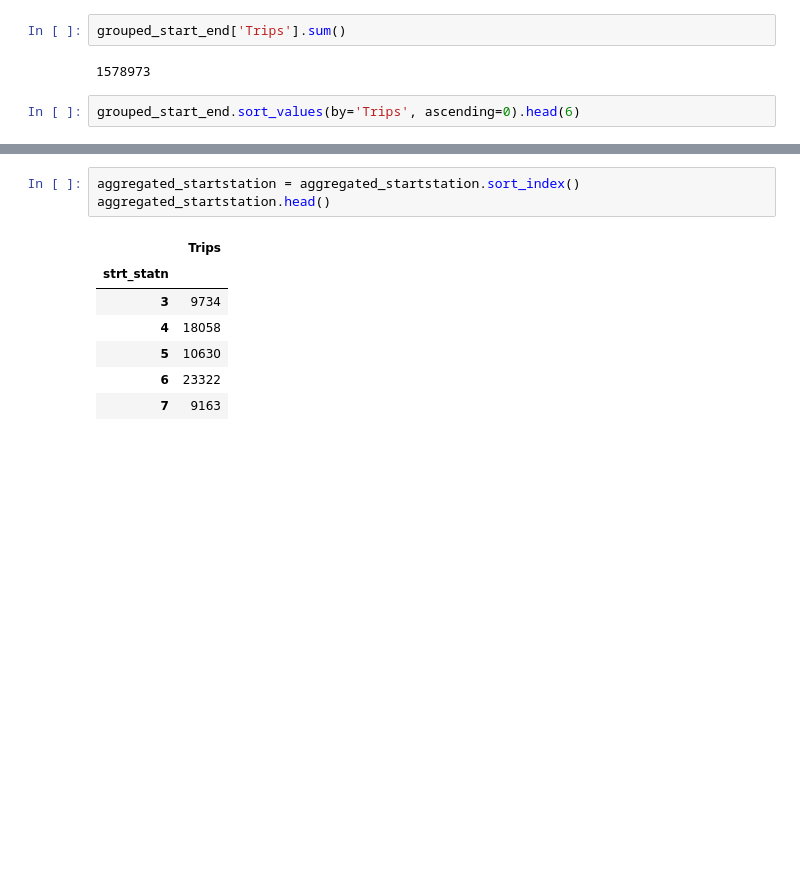
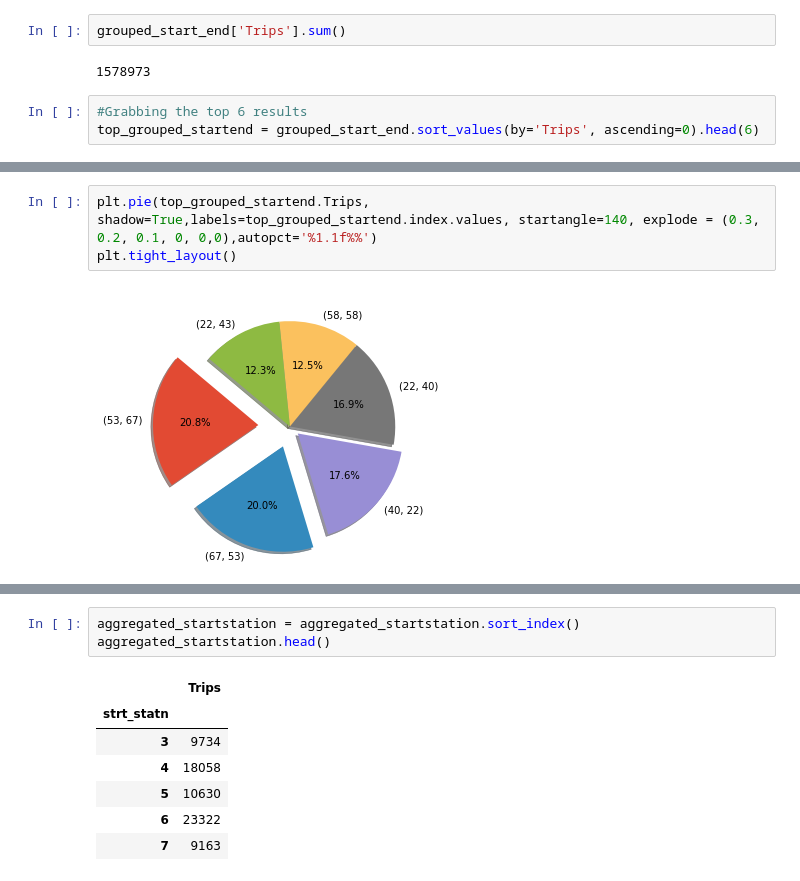
Before and after one commit to jisanos/Hubway-Data-Visualization-Challenge, a Jupyter notebook: Exam_Script.ipynb, the cells around one changed output, grey strips where cells are left out. Saved outputs shown, nothing was run; the diff lists cells and outputs as text; blank space fills up the shorter version.

```diff
--- a/Exam_Script.ipynb
+++ b/Exam_Script.ipynb
@@ -419,4 +421,5 @@ grouped_start_end['Trips'].sum()
 # %% [output]
 1578973
 # %%
-grouped_start_end.sort_values(by='Trips', ascending=0).head(6)
+#Grabbing the top 6 results
+top_grouped_startend = grouped_start_end.sort_values(by='Trips', ascending=0).head(6)
@@ -454,2 +450,7 @@ memory usage: 180.9 KB
+# %%
+plt.pie(top_grouped_startend.Trips, shadow=True,labels=top_grouped_startend.index.values, startangle=140, explode = (0.3, 0.2, 0.1, 0, 0,0),autopct='%1.1f%%')
+plt.tight_layout()
+# %% [output]
+[figure, added]
 # %% [markdown]
 #### Which stations make up the most popular origin/destination pairs?
```
Also changed, not shown: parts of 19 cells of this notebook.
